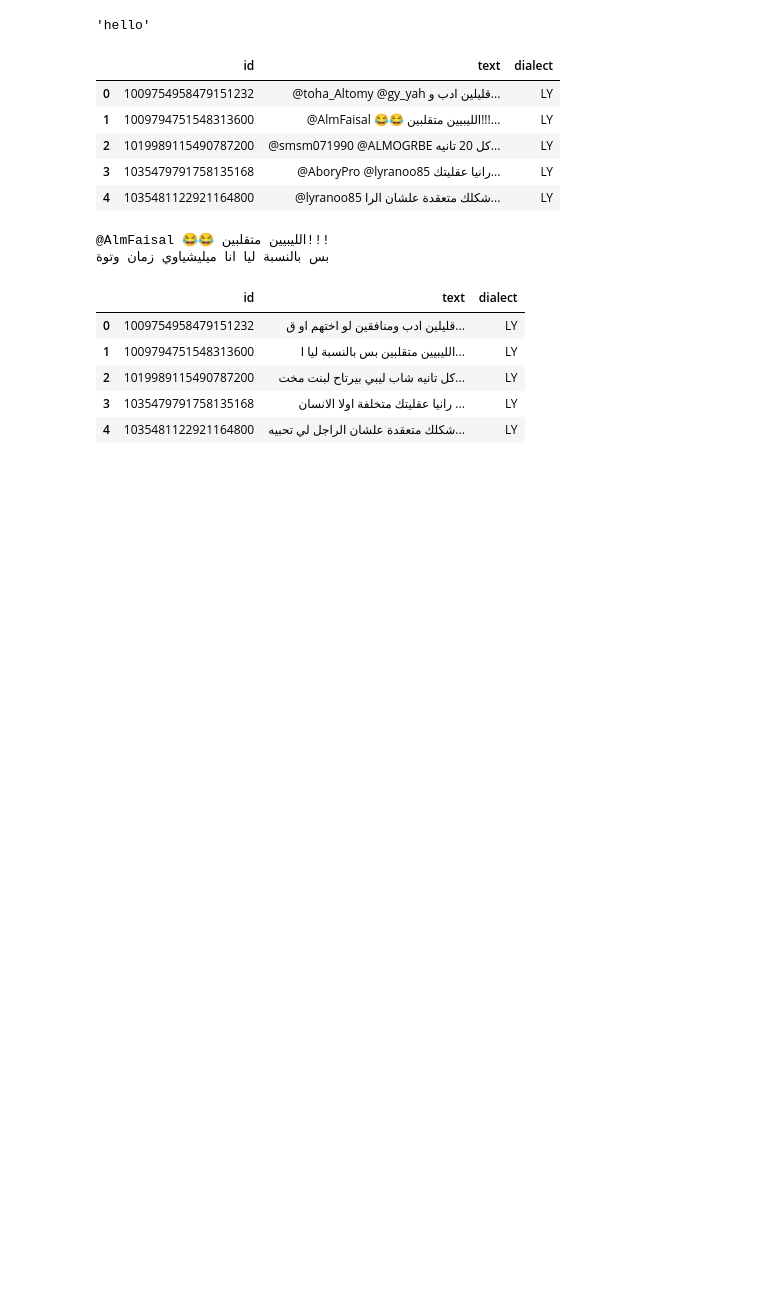
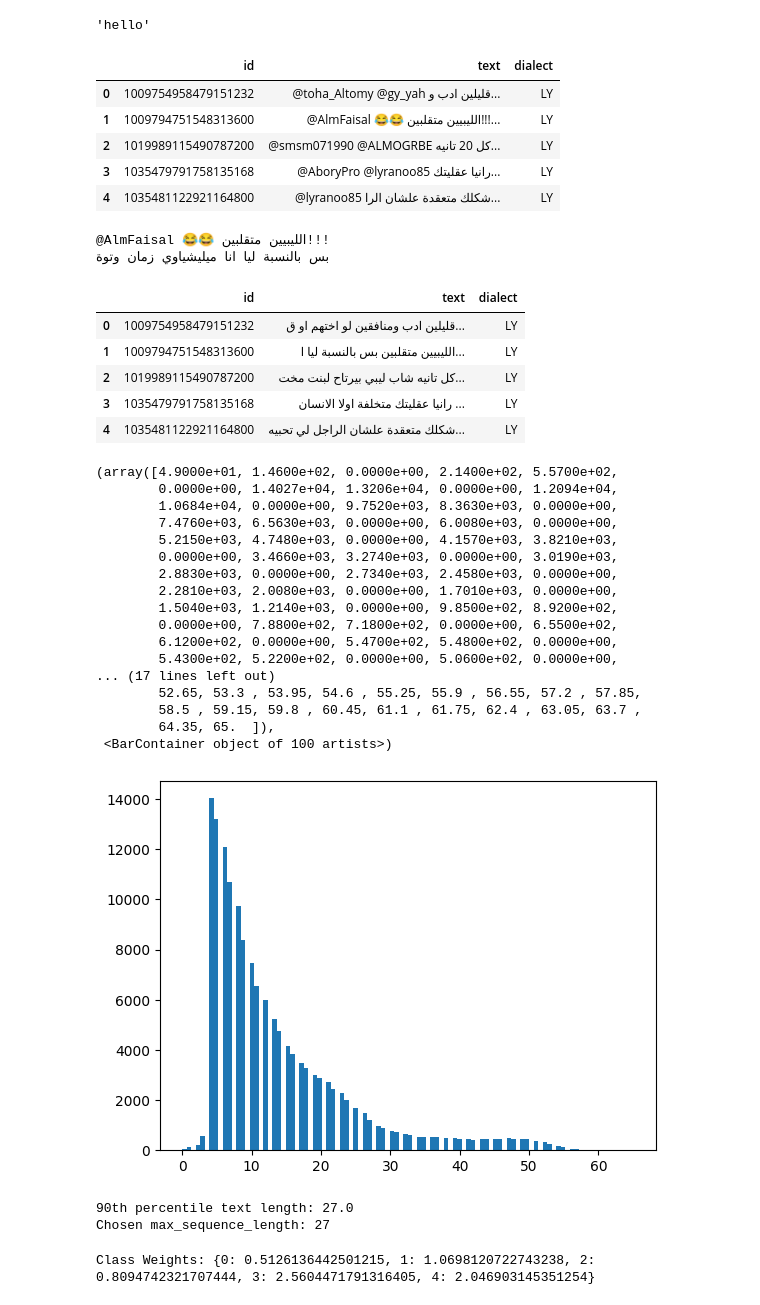
Before and after one commit to ArwaShamardal/Arabic_Dialects, a Jupyter notebook: scripts/notebooks/data_EDA_preprocessing.ipynb, the cells around one changed output. Drawn from its saved outputs; the diff is of its cells as text; code cells hidden in the pictures; blank space fills up the shorter version.

```diff
--- a/scripts/notebooks/data_EDA_preprocessing.ipynb
+++ b/scripts/notebooks/data_EDA_preprocessing.ipynb
@@ -149,3 +149,43 @@ df_preprocessed.head()
 | 2 | 1019989115490787200 | كل تانيه شاب ليبي بيرتاح لبنت مخت... | LY |
 | 3 | 1035479791758135168 | رانيا عقليتك متخلفة اولا الانسان ... | LY |
 | 4 | 1035481122921164800 | شكلك متعقدة علشان الراجل لي تحبيه... | LY |
+# %%
+lengths = [len(text.split()) for text in df_preprocessed['text']]
+plt.hist(lengths, bins=100)
+# %% [output]
+(array([4.9000e+01, 1.4600e+02, 0.0000e+00, 2.1400e+02, 5.5700e+02,
+        0.0000e+00, 1.4027e+04, 1.3206e+04, 0.0000e+00, 1.2094e+04,
+        1.0684e+04, 0.0000e+00, 9.7520e+03, 8.3630e+03, 0.0000e+00,
+        7.4760e+03, 6.5630e+03, 0.0000e+00, 6.0080e+03, 0.0000e+00,
+        5.2150e+03, 4.7480e+03, 0.0000e+00, 4.1570e+03, 3.8210e+03,
+        0.0000e+00, 3.4660e+03, 3.2740e+03, 0.0000e+00, 3.0190e+03,
+        2.8830e+03, 0.0000e+00, 2.7340e+03, 2.4580e+03, 0.0000e+00,
+        2.2810e+03, 2.0080e+03, 0.0000e+00, 1.7010e+03, 0.0000e+00,
+        1.5040e+03, 1.2140e+03, 0.0000e+00, 9.8500e+02, 8.9200e+02,
+        0.0000e+00, 7.8800e+02, 7.1800e+02, 0.0000e+00, 6.5500e+02,
+        6.1200e+02, 0.0000e+00, 5.4700e+02, 5.4800e+02, 0.0000e+00,
+        5.4300e+02, 5.2200e+02, 0.0000e+00, 5.0600e+02, 0.0000e+00,
+... (17 lines left out)
+        52.65, 53.3 , 53.95, 54.6 , 55.25, 55.9 , 56.55, 57.2 , 57.85,
+        58.5 , 59.15, 59.8 , 60.45, 61.1 , 61.75, 62.4 , 63.05, 63.7 ,
+        64.35, 65.  ]),
+ <BarContainer object of 100 artists>)
+[figure, added]
+# %%
+# Determine the 90th percentile of text lengths
+max_sequence_length = np.percentile(lengths, 90)
+print(f"90th percentile text length: {max_sequence_length}")
+max_sequence_length = int(np.ceil(max_sequence_length))
+print(f"Chosen max_sequence_length: {max_sequence_length}")
+# %% [output]
+90th percentile text length: 27.0
+Chosen max_sequence_length: 27
+# %%
+from sklearn.utils.class_weight import compute_class_weight
+
+class_weights = compute_class_weight(class_weight='balanced', classes=np.unique(df_preprocessed['dialect']), y=df_preprocessed['dialect'])
+class_weights_dict = dict(enumerate(class_weights))
+
+print("Class Weights:", class_weights_dict)
+# %% [output]
+Class Weights: {0: 0.5126136442501215, 1: 1.0698120722743238, 2: 0.8094742321707444, 3: 2.5604471791316405, 4: 2.046903145351254}
```
Also changed, not shown: parts of 2 cells of this notebook, 3 other files.
